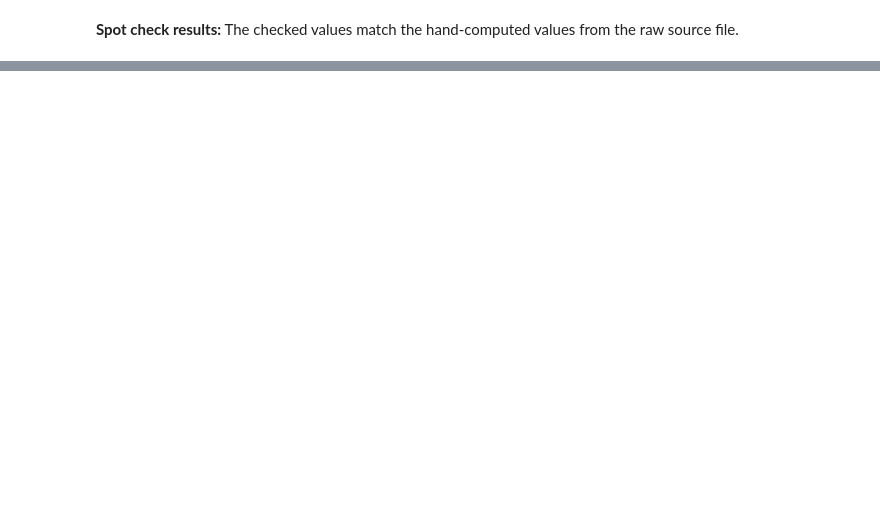
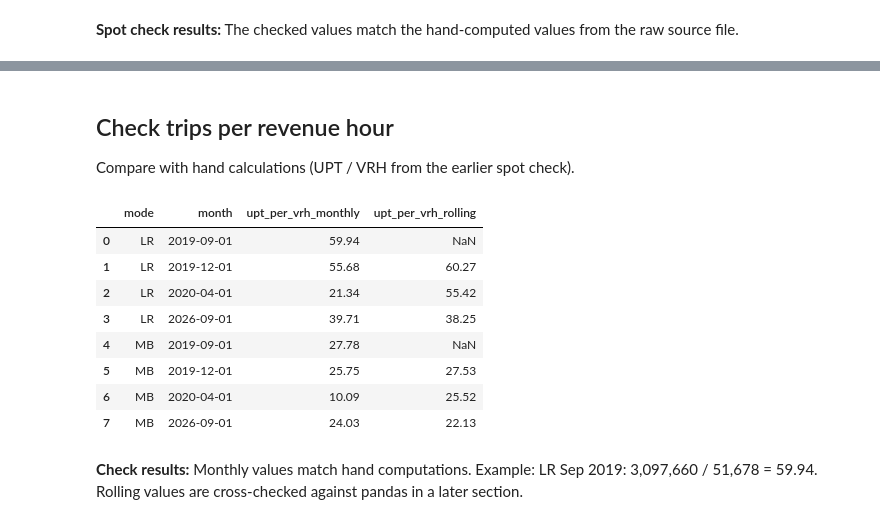
Before and after one commit to masonamp/trimet-ridership-recovery, a Jupyter notebook: notebooks/03_sql_analysis.ipynb, the cells around one changed output, grey strips where cells are left out. Saved outputs shown, nothing was run; the diff lists cells and outputs as text; code cells hidden in the pictures; blank space fills up the shorter version.

```diff
--- a/notebooks/03_sql_analysis.ipynb
+++ b/notebooks/03_sql_analysis.ipynb
@@ -156,0 +201,18 @@ con.sql(read_sql("checks/02b_check_spot.sql")).df()
+# %% [markdown]
+## Check trips per revenue hour
+
+Compare with hand calculations (UPT / VRH from the earlier spot check).
+# %%
+display(query("checks/04_check.sql"))
+# %% [output]
+|  | mode | month | upt_per_vrh_monthly | upt_per_vrh_rolling |
+| 0 | LR | 2019-09-01 | 59.94 | NaN |
+| 1 | LR | 2019-12-01 | 55.68 | 60.27 |
+| 2 | LR | 2020-04-01 | 21.34 | 55.42 |
+| 3 | LR | 2026-09-01 | 39.71 | 38.25 |
+| 4 | MB | 2019-09-01 | 27.78 | NaN |
+| 5 | MB | 2019-12-01 | 25.75 | 27.53 |
+| 6 | MB | 2020-04-01 | 10.09 | 25.52 |
+| 7 | MB | 2026-09-01 | 24.03 | 22.13 |
+# %% [markdown]
+**Check results:** Monthly values match hand computations. Example: LR Sep 2019: 3,097,660 / 51,678 = 59.94. Rolling values are cross-checked against pandas in a later section.
```
Also changed, not shown: parts of 30 cells of this notebook, 1 other file.
